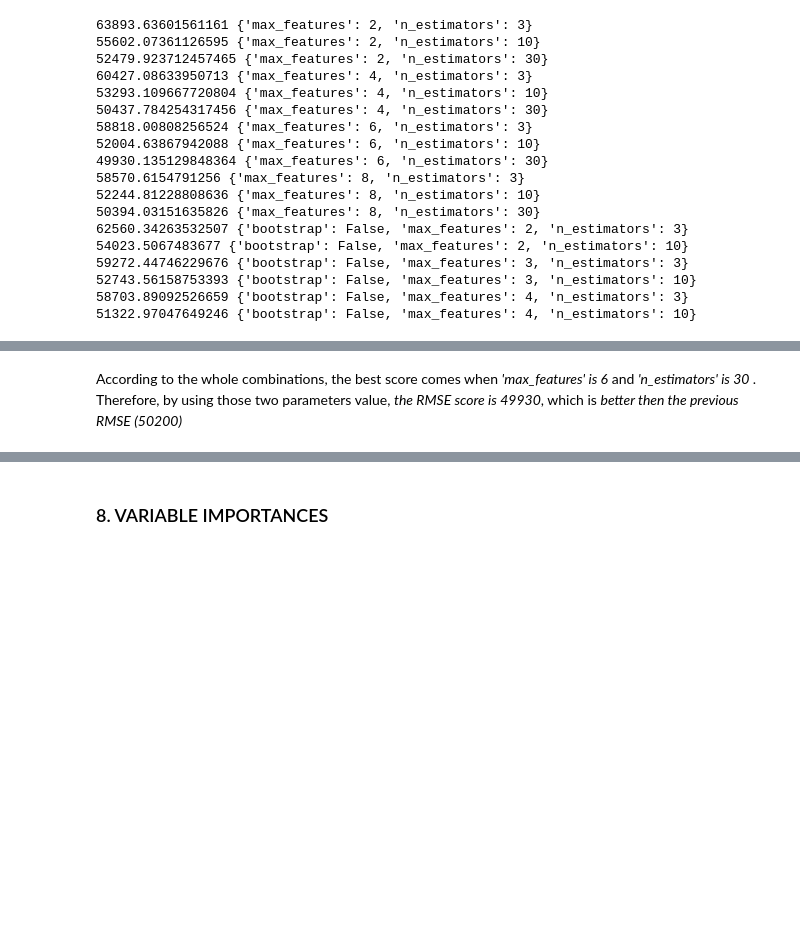
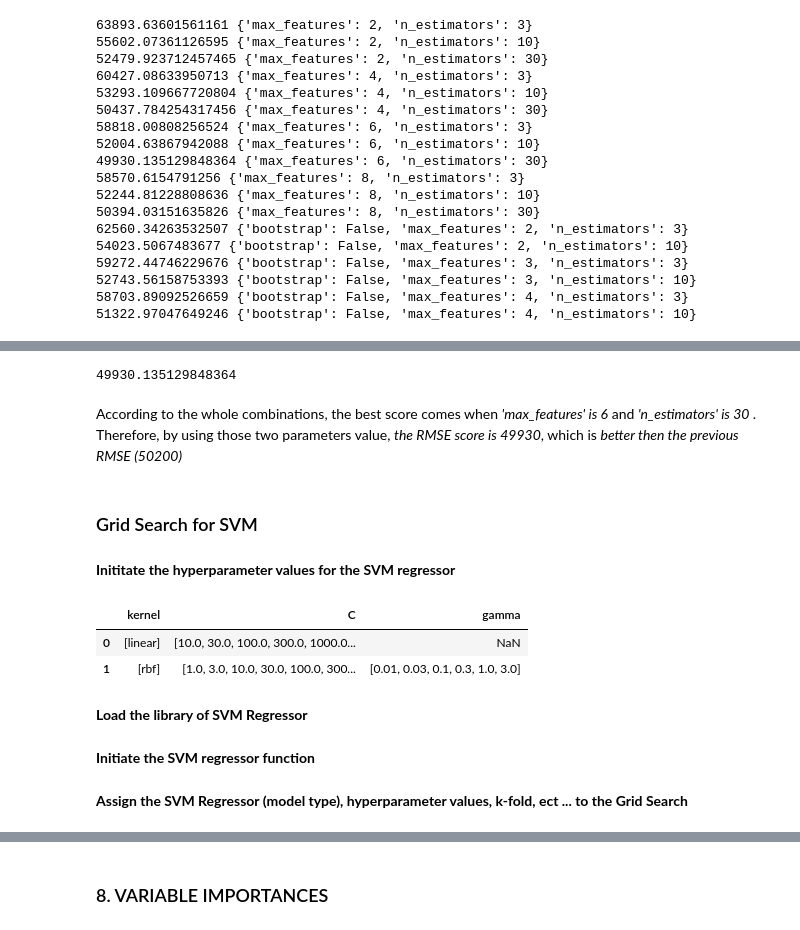
Before and after one commit to mridwanG01236399/House-Median-Value-Prediction, a Jupyter notebook: Median House Value Prediction using Linear Regression, Decision Tree, and Random Forest.ipynb, the cells around one changed output, grey strips where cells are left out. Drawn from its saved outputs; the diff is of its cells as text; code cells hidden in the pictures; blank space fills up the shorter version.

Commit message:
Add files via upload
Complete the SVM Model and add the transformer function

```diff
--- a/Median House Value Prediction using Linear Regression, Decision Tree, and Random Forest.ipynb
+++ b/Median House Value Prediction using Linear Regression, Decision Tree, and Random Forest.ipynb
@@ -1071,2 +1073,29 @@ for mean_score, params in zip(cvres["mean_test_score"], cvres["params"]):
+# %%
+negative_mse_rf = grid_search.best_score_
+rmse_rf = np.sqrt(-negative_mse_rf)
+rmse_rf
+# %% [output]
+49930.135129848364
 # %% [markdown]
 According to the whole combinations, the best score comes when <i>'max_features' is 6</i> and <i>'n_estimators' is 30 </i>. Therefore, by using those two parameters value, <i>the RMSE score is 49930</i>, which is <i>better then the previous RMSE (50200)</i>
+# %% [markdown]
+### Grid Search for SVM
+# %% [markdown]
+<b>Inititate the hyperparameter values for the SVM regressor</b>
+# %%
+param_grid_svm = [
+        {
+            'kernel': ['linear'],
+            'C': [10., 30., 100., 300., 1000., 3000., 10000., 30000.0]},
+        {
+            'kernel': ['rbf'],
+             'C': [1.0, 3.0, 10., 30., 100., 300., 1000.0],
+             'gamma': [0.01, 0.03, 0.1, 0.3, 1.0, 3.0]},]
+# %%
+pd.DataFrame(param_grid_svm)
+# %% [output]
+|  | kernel | C | gamma |
+| 0 | [linear] | [10.0, 30.0, 100.0, 300.0, 1000.0... | NaN |
+| 1 | [rbf] | [1.0, 3.0, 10.0, 30.0, 100.0, 300... | [0.01, 0.03, 0.1, 0.3, 1.0, 3.0] |
+# %% [markdown]
+<b>Load the library of SVM Regressor</b>
@@ -1072,0 +1104,2 @@ According to the whole combinations, the best score comes when <i>'max_features'
+# %% [markdown]
+<b>Initiate the SVM regressor function</b>
@@ -1072,0 +1108,2 @@ According to the whole combinations, the best score comes when <i>'max_features'
+# %% [markdown]
+<b>Assign the SVM Regressor (model type), hyperparameter values, k-fold, ect ... to the Grid Search</b>
```
Also changed, not shown: parts of 55 cells of this notebook.
